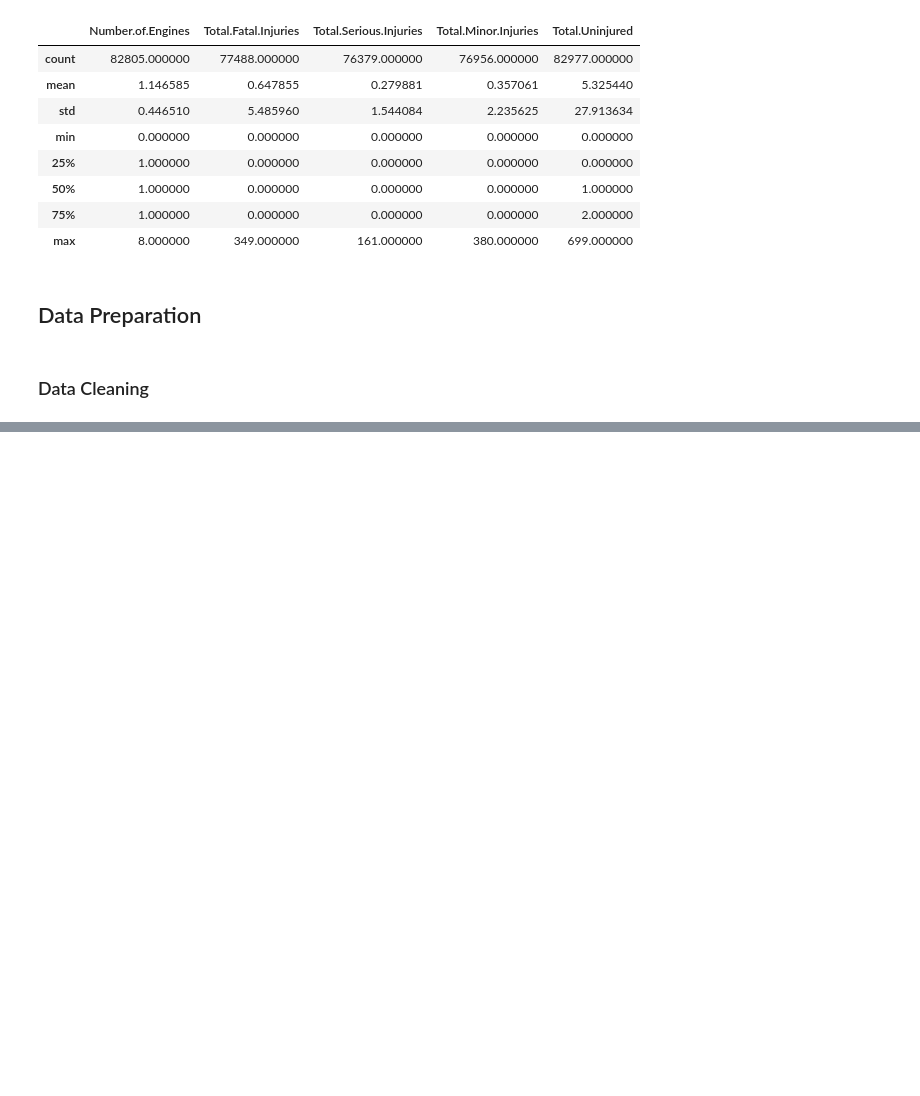
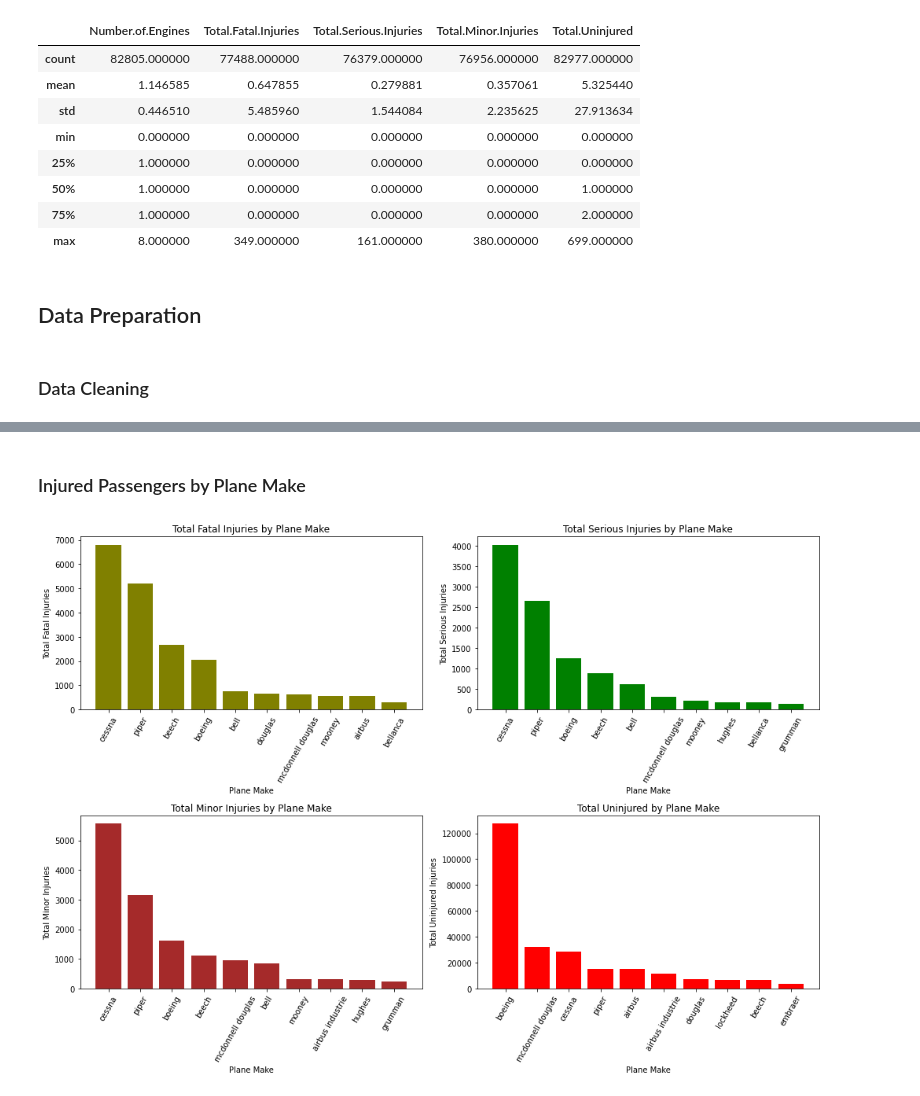
Before and after one commit to tracy-gwehona/Aviation-Risk-Analysis, a Jupyter notebook: student.ipynb, the cells around one changed output, grey strips where cells are left out. Cells and saved outputs as stored; diff of their text form; code cells hidden in the pictures; blank space fills up the shorter version.

```diff
--- a/student.ipynb
+++ b/student.ipynb
@@ -278,0 +360,50 @@ aviation_data
+# %% [markdown]
+### Injured Passengers by Plane Make
+# %%
+# Group by make
+make_grouped = aviation_data.groupby('make').agg({
+    'total_fatal_injuries': 'sum',
+    'total_serious_injuries': 'sum',
+    'total_minor_injuries': 'sum',
+    'total_uninjured': 'sum'
+}).reset_index()
+
+# Create subplots
+fig, axes = plt.subplots(2, 2, figsize = (14, 10))
+
+# Plot total fatal injuries
+fatal_injuries = make_grouped.sort_values(by='total_fatal_injuries', ascending=False)[:10]
+axes[0, 0].bar(fatal_injuries['make'], fatal_injuries['total_fatal_injuries'], color='olive')
+axes[0, 0].set_title('Total Fatal Injuries by Plane Make')
+axes[0, 0].set_xlabel('Plane Make')
+axes[0, 0].set_ylabel('Total Fatal Injuries')
+axes[0, 0].tick_params(axis='x', rotation=60)
+
+# Plot total serious injuries
+serious_injuries = make_grouped.sort_values(by='total_serious_injuries', ascending=False)[:10]
+axes[0, 1].bar(serious_injuries['make'], serious_injuries['total_serious_injuries'], color='green')
+axes[0, 1].set_title('Total Serious Injuries by Plane Make')
+axes[0, 1].set_xlabel('Plane Make')
+axes[0, 1].set_ylabel('Total Serious Injuries')
+axes[0, 1].tick_params(axis='x', rotation=60)
+
+# Plot total minor injuries
+minor_injuries = make_grouped.sort_values(by='total_minor_injuries', ascending=False)[:10]
+axes[1, 0].bar(minor_injuries['make'], minor_injuries['total_minor_injuries'], color='brown')
+axes[1, 0].set_title('Total Minor Injuries by Plane Make')
+axes[1, 0].set_xlabel('Plane Make')
+axes[1, 0].set_ylabel('Total Minor Injuries')
+axes[1, 0].tick_params(axis='x', rotation=60)
+
+# Plot total uninjured
+uninjured = make_grouped.sort_values(by='total_uninjured', ascending=False)[:10]
+axes[1, 1].bar(uninjured['make'], uninjured['total_uninjured'], color='red')
+axes[1, 1].set_title('Total Uninjured by Plane Make')
+axes[1, 1].set_xlabel('Plane Make')
+axes[1, 1].set_ylabel('Total Uninjured Injuries')
+axes[1, 1].tick_params(axis='x', rotation=60)
+
+plt.tight_layout()
+plt.show()
+# %% [output]
+[figure, added]
```
Also changed, not shown: parts of 39 cells of this notebook.
